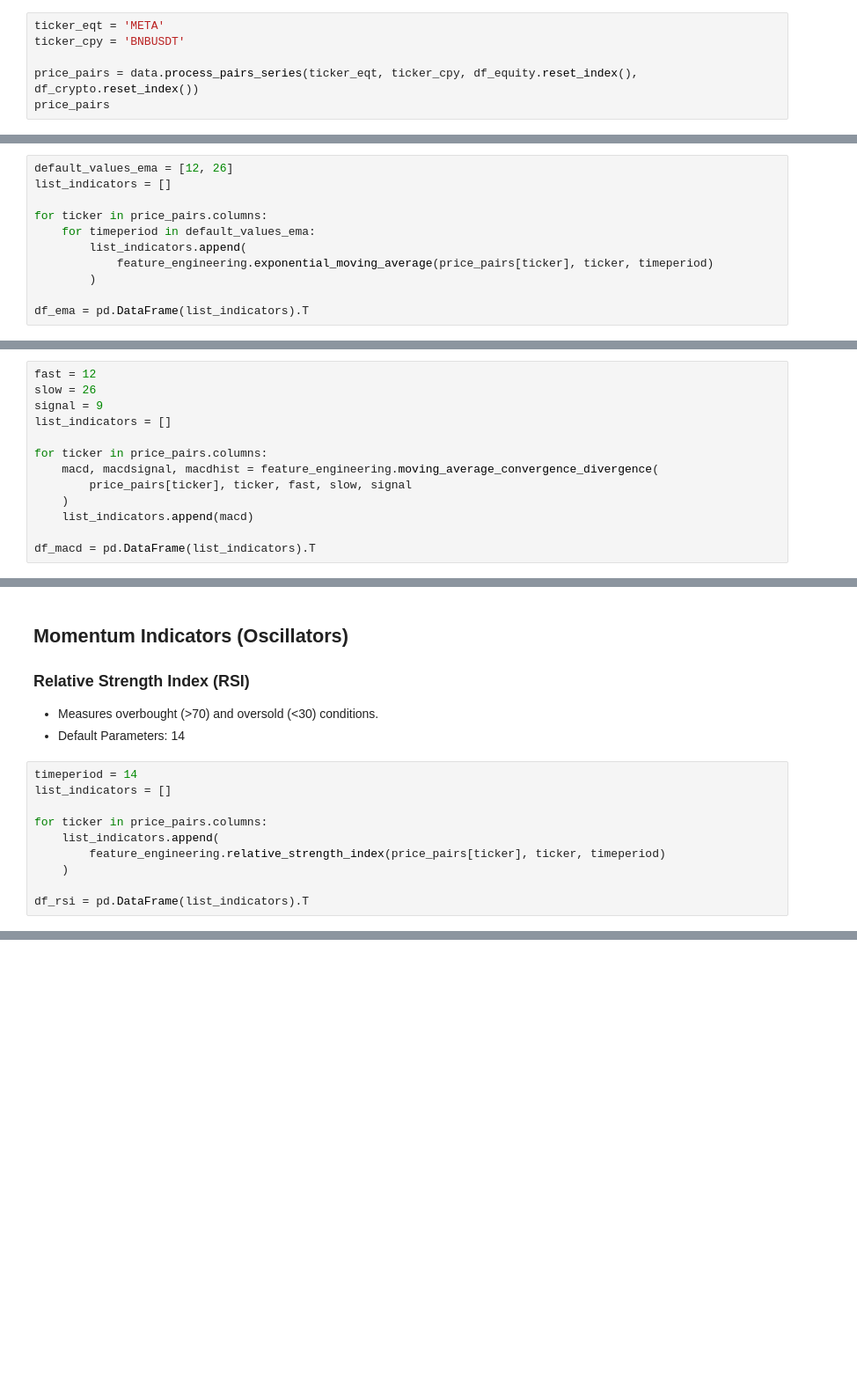
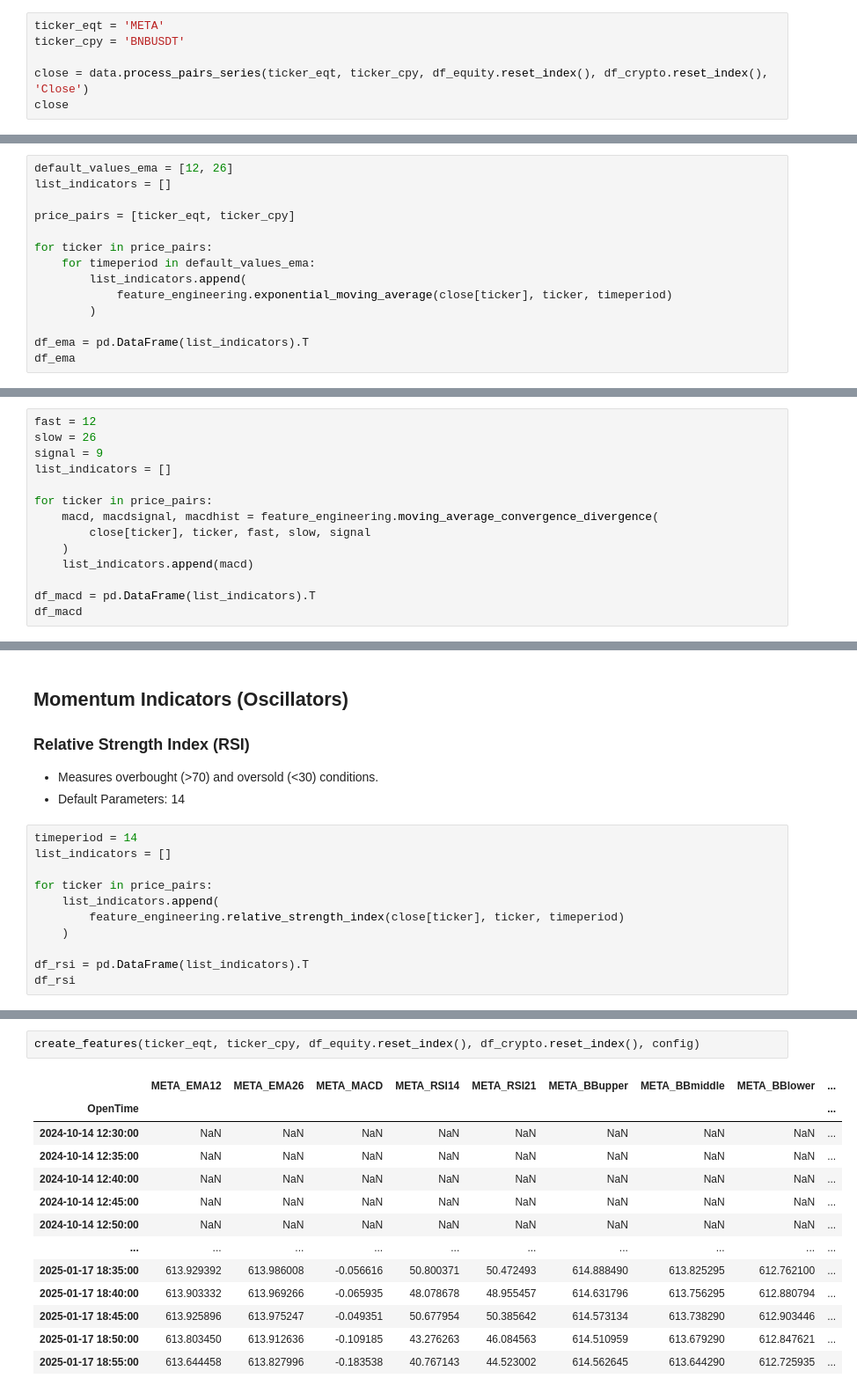
Before and after one commit to nite4/mscfe-masters-project, a Jupyter notebook: src/feature_engineering.ipynb, the cells around one changed output, grey strips where cells are left out. Shown at 88% size. Saved outputs shown, nothing was run; the diff lists cells and outputs as text; blank space fills up the shorter version.

Commit message:
updated the feature_engineering portion

```diff
--- a/src/feature_engineering.ipynb
+++ b/src/feature_engineering.ipynb
@@ -63,8 +63,8 @@ p-value: 0.024 (Both series are cointegrated)
 ticker_eqt = 'META'
 ticker_cpy = 'BNBUSDT'
 
-price_pairs = data.process_pairs_series(ticker_eqt, ticker_cpy, df_equity.reset_index(), df_crypto.reset_index())
-price_pairs
+close = data.process_pairs_series(ticker_eqt, ticker_cpy, df_equity.reset_index(), df_crypto.reset_index(), 'Close')
+close
 # %% [output]
 |  | META | BNBUSDT |
 | OpenTime |  |  |
@@ -92,10 +92,13 @@ price_pairs
 default_values_ema = [12, 26]
 list_indicators = []
 
-for ticker in price_pairs.columns:
+price_pairs = [ticker_eqt, ticker_cpy]
+
+for ticker in price_pairs:
     for timeperiod in default_values_ema:
         list_indicators.append(
-            feature_engineering.exponential_moving_average(price_pairs[ticker], ticker, timeperiod)
+            feature_engineering.exponential_moving_average(close[ticker], ticker, timeperiod)
         )
 
 df_ema = pd.DataFrame(list_indicators).T
+df_ema
@@ -130,10 +131,11 @@ slow = 26
 signal = 9
 list_indicators = []
 
-for ticker in price_pairs.columns:
+for ticker in price_pairs:
     macd, macdsignal, macdhist = feature_engineering.moving_average_convergence_divergence(
-        price_pairs[ticker], ticker, fast, slow, signal
+        close[ticker], ticker, fast, slow, signal
     )
     list_indicators.append(macd)
 
 df_macd = pd.DataFrame(list_indicators).T
+df_macd
@@ -165,9 +165,10 @@ df_macd
 timeperiod = 14
 list_indicators = []
 
-for ticker in price_pairs.columns:
+for ticker in price_pairs:
     list_indicators.append(
-        feature_engineering.relative_strength_index(price_pairs[ticker], ticker, timeperiod)
+        feature_engineering.relative_strength_index(close[ticker], ticker, timeperiod)
     )
 
 df_rsi = pd.DataFrame(list_indicators).T
+df_rsi
@@ -190,0 +249,16 @@ df_rsi
+# %%
+create_features(ticker_eqt, ticker_cpy, df_equity.reset_index(), df_crypto.reset_index(), config)
+# %% [output]
+|  | META_EMA12 | META_EMA26 | META_MACD | META_RSI14 | META_RSI21 | META_BBupper | META_BBmiddle | META_BBlower | ... |
+| OpenTime |  |  |  |  |  |  |  |  | ... |
+| 2024-10-14 12:30:00 | NaN | NaN | NaN | NaN | NaN | NaN | NaN | NaN | ... |
+| 2024-10-14 12:35:00 | NaN | NaN | NaN | NaN | NaN | NaN | NaN | NaN | ... |
+| 2024-10-14 12:40:00 | NaN | NaN | NaN | NaN | NaN | NaN | NaN | NaN | ... |
+| 2024-10-14 12:45:00 | NaN | NaN | NaN | NaN | NaN | NaN | NaN | NaN | ... |
+| 2024-10-14 12:50:00 | NaN | NaN | NaN | NaN | NaN | NaN | NaN | NaN | ... |
+| ... | ... | ... | ... | ... | ... | ... | ... | ... | ... |
+| 2025-01-17 18:35:00 | 613.929392 | 613.986008 | -0.056616 | 50.800371 | 50.472493 | 614.888490 | 613.825295 | 612.762100 | ... |
+| 2025-01-17 18:40:00 | 613.903332 | 613.969266 | -0.065935 | 48.078678 | 48.955457 | 614.631796 | 613.756295 | 612.880794 | ... |
+| 2025-01-17 18:45:00 | 613.925896 | 613.975247 | -0.049351 | 50.677954 | 50.385642 | 614.573134 | 613.738290 | 612.903446 | ... |
+| 2025-01-17 18:50:00 | 613.803450 | 613.912636 | -0.109185 | 43.276263 | 46.084563 | 614.510959 | 613.679290 | 612.847621 | ... |
+| 2025-01-17 18:55:00 | 613.644458 | 613.827996 | -0.183538 | 40.767143 | 44.523002 | 614.562645 | 613.644290 | 612.725935 | ... |
```
Also changed, not shown: parts of 11 cells of this notebook, 2 other files.
